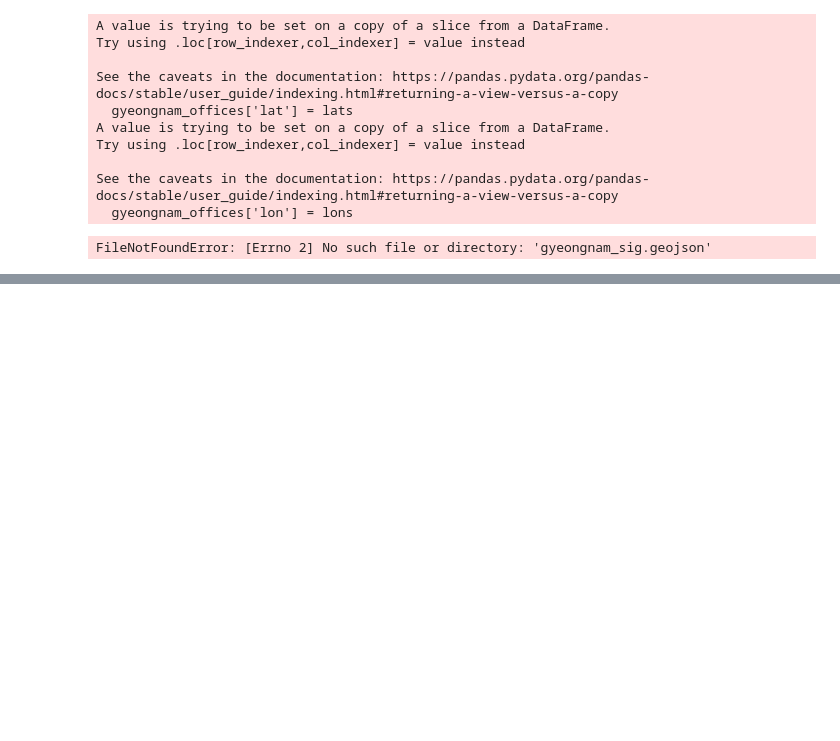
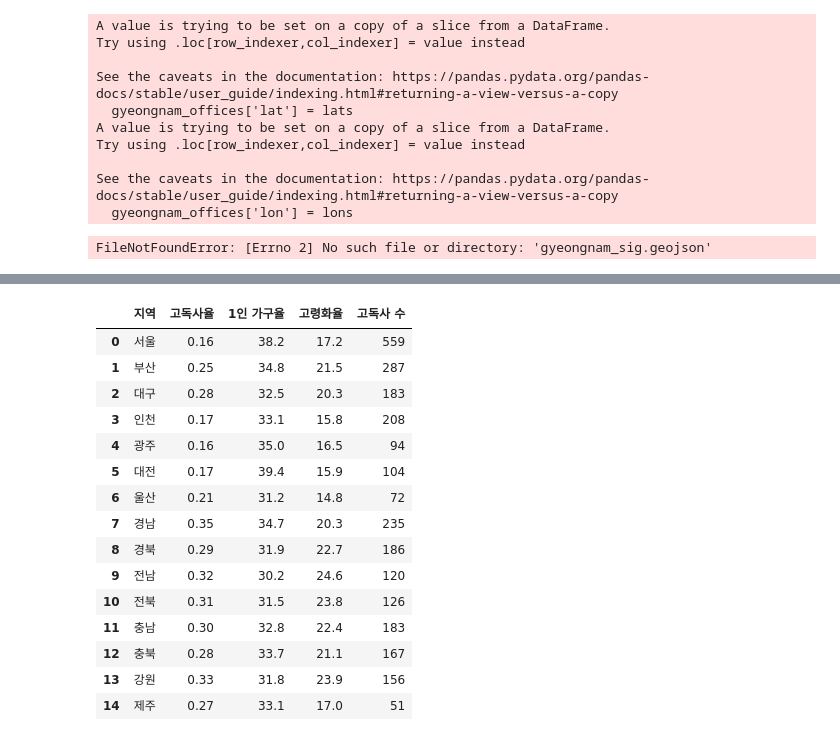
Before and after one commit to InsightCWNU/data_analysis, a Jupyter notebook: gyeongnam_analysis/analysis/gyeongnam_analysis02.ipynb, the cells around one changed output, grey strips where cells are left out. Saved outputs shown, nothing was run; the diff lists cells and outputs as text; code cells hidden in the pictures; blank space fills up the shorter version.

```diff
--- a/gyeongnam_analysis/analysis/gyeongnam_analysis02.ipynb
+++ b/gyeongnam_analysis/analysis/gyeongnam_analysis02.ipynb
@@ -152,0 +177,21 @@ m.save("경남_행정복지센터_히트맵.html")
+# %%
+data = pd.read_csv('../data/2023data.csv', encoding='utf-8')
+
+data
+# %% [output]
+|  | 지역 | 고독사율 | 1인 가구율 | 고령화율 | 고독사 수 |
+| 0 | 서울 | 0.16 | 38.2 | 17.2 | 559 |
+| 1 | 부산 | 0.25 | 34.8 | 21.5 | 287 |
+| 2 | 대구 | 0.28 | 32.5 | 20.3 | 183 |
+| 3 | 인천 | 0.17 | 33.1 | 15.8 | 208 |
+| 4 | 광주 | 0.16 | 35.0 | 16.5 | 94 |
+| 5 | 대전 | 0.17 | 39.4 | 15.9 | 104 |
+| 6 | 울산 | 0.21 | 31.2 | 14.8 | 72 |
+| 7 | 경남 | 0.35 | 34.7 | 20.3 | 235 |
+| 8 | 경북 | 0.29 | 31.9 | 22.7 | 186 |
+| 9 | 전남 | 0.32 | 30.2 | 24.6 | 120 |
+| 10 | 전북 | 0.31 | 31.5 | 23.8 | 126 |
+| 11 | 충남 | 0.30 | 32.8 | 22.4 | 183 |
+| 12 | 충북 | 0.28 | 33.7 | 21.1 | 167 |
+| 13 | 강원 | 0.33 | 31.8 | 23.9 | 156 |
+| 14 | 제주 | 0.27 | 33.1 | 17.0 | 51 |
```
Also changed, not shown: parts of 2 cells of this notebook, 6 other files.
